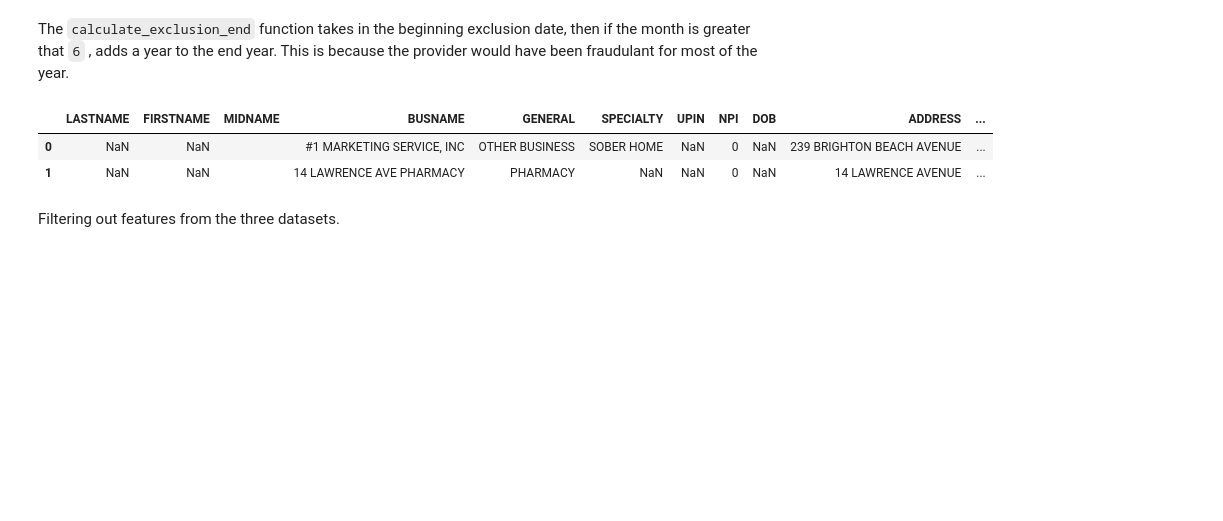
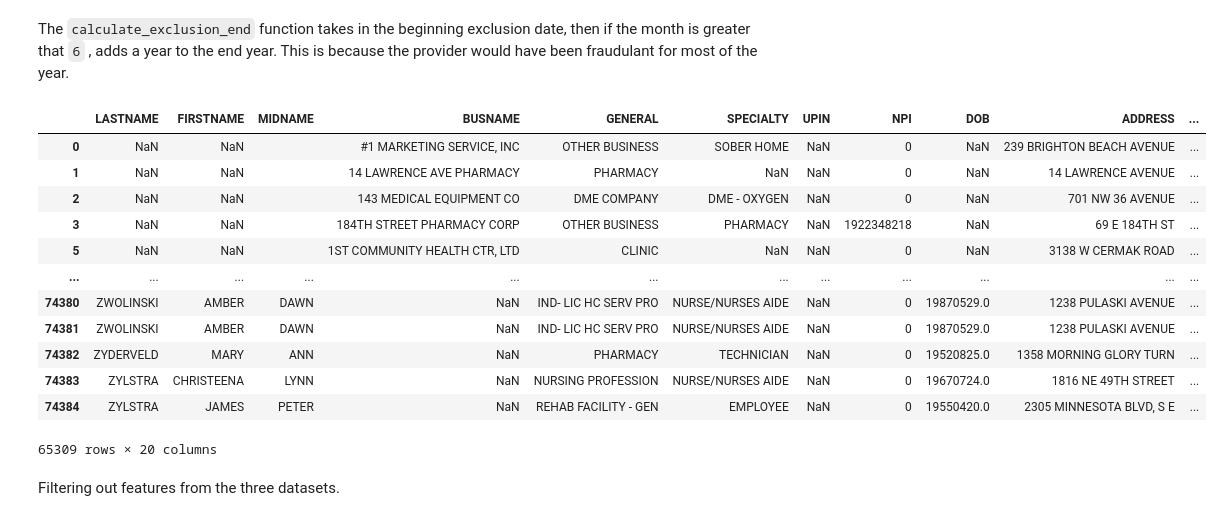
Before and after one commit to brenfrrs/medicare_fraud, a Jupyter notebook: data_processing.ipynb, the cells around one changed output. Drawn from its saved outputs; the diff is of its cells as text; code cells hidden in the pictures; blank space fills up the shorter version.

```diff
--- a/data_processing.ipynb
+++ b/data_processing.ipynb
@@ -51,3 +45,7 @@ filtered_leie['EXCLDATE'] = pd.to_datetime(filtered_leie.EXCLDATE, format='%Y%m%
+# %%
+filtered_leie['EXCLDATE'] = pd.to_datetime(filtered_leie.EXCLDATE, format='%Y%m%d') #most important value
+filtered_leie['WAIVERDATE'] = pd.to_datetime(filtered_leie.WAIVERDATE, format='%Y%m%d', errors='coerce')
+filtered_leie['REINDATE'] = pd.to_datetime(filtered_leie.REINDATE, format='%Y%m%d', errors='coerce')
 # %% [markdown]
 As we can see, there are only 11 dates for the `WAIVERDATE` column and only 1 for the `REINDATE` column, so to infer the exclusion end dates we can add the `minimum_exclusion_periods` value to the exclusion date (`EXCLDATE`) column.
 # %%
@@ -81,9 +80,19 @@ filtered_leie['END_EXCLDATE'] = filtered_leie[["EXCLDATE", "END_EXCLDATE"]].appl
 # %%
-filtered_leie.head(2)
+filtered_leie
 # %% [output]
 |  | LASTNAME | FIRSTNAME | MIDNAME | BUSNAME | GENERAL | SPECIALTY | UPIN | NPI | DOB | ADDRESS | ... |
 | 0 | NaN | NaN |  | #1 MARKETING SERVICE, INC | OTHER BUSINESS | SOBER HOME | NaN | 0 | NaN | 239 BRIGHTON BEACH AVENUE | ... |
 | 1 | NaN | NaN |  | 14 LAWRENCE AVE PHARMACY | PHARMACY | NaN | NaN | 0 | NaN | 14 LAWRENCE AVENUE | ... |
+| 2 | NaN | NaN |  | 143 MEDICAL EQUIPMENT CO | DME COMPANY | DME - OXYGEN | NaN | 0 | NaN | 701 NW 36 AVENUE | ... |
+| 3 | NaN | NaN |  | 184TH STREET PHARMACY CORP | OTHER BUSINESS | PHARMACY | NaN | 1922348218 | NaN | 69 E 184TH ST | ... |
+| 5 | NaN | NaN |  | 1ST COMMUNITY HEALTH CTR, LTD | CLINIC | NaN | NaN | 0 | NaN | 3138 W CERMAK ROAD | ... |
+| ... | ... | ... | ... | ... | ... | ... | ... | ... | ... | ... | ... |
+| 74380 | ZWOLINSKI | AMBER | DAWN | NaN | IND- LIC HC SERV PRO | NURSE/NURSES AIDE | NaN | 0 | 19870529.0 | 1238 PULASKI AVENUE | ... |
+| 74381 | ZWOLINSKI | AMBER | DAWN | NaN | IND- LIC HC SERV PRO | NURSE/NURSES AIDE | NaN | 0 | 19870529.0 | 1238 PULASKI AVENUE | ... |
+| 74382 | ZYDERVELD | MARY | ANN | NaN | PHARMACY | TECHNICIAN | NaN | 0 | 19520825.0 | 1358 MORNING GLORY TURN | ... |
+| 74383 | ZYLSTRA | CHRISTEENA | LYNN | NaN | NURSING PROFESSION | NURSE/NURSES AIDE | NaN | 0 | 19670724.0 | 1816 NE 49TH STREET | ... |
+| 74384 | ZYLSTRA | JAMES | PETER | NaN | REHAB FACILITY - GEN | EMPLOYEE | NaN | 0 | 19550420.0 | 2305 MINNESOTA BLVD, S E | ... |
+65309 rows × 20 columns
 # %% [markdown]
 Filtering out features from the three datasets.
 # %%
```
Also changed, not shown: parts of 70 cells of this notebook.
